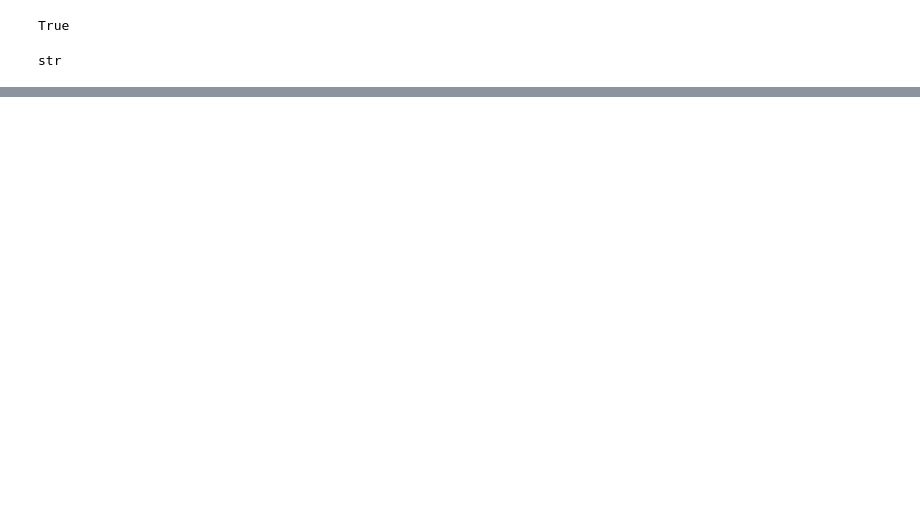
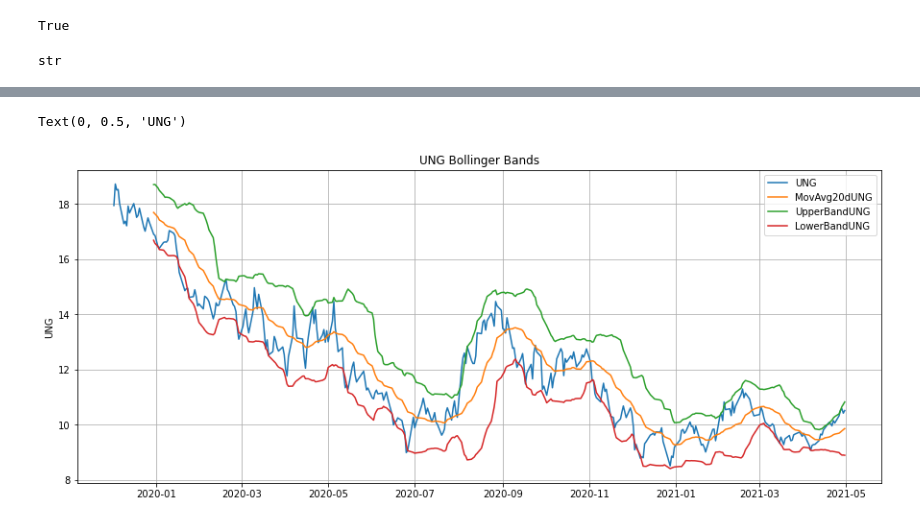
Before and after one commit to ReatoFabio/The-Bollinger-Band-, a Jupyter notebook: etfs_data.ipynb, the cells around one changed output, grey strips where cells are left out. Drawn from its saved outputs; the diff is of its cells as text; code cells hidden in the pictures; blank space fills up the shorter version.

```diff
--- a/etfs_data.ipynb
+++ b/etfs_data.ipynb
@@ -71,0 +127,16 @@ eft_closing_prices_df["VNQ"] = etfs["VNQ"]["close"]
+# %%
+# Creating Upper Band column s.t. upper band = moving avg + (SD*2)
+eft_closing_prices_df["UpperBandUNG"] = eft_closing_prices_df["MovAvg20dUNG"] + (eft_closing_prices_df["StDevUNG"] * 2)
+
+# Creating Lower Band column s.t. lower band = moving avg - (SD*2)
+eft_closing_prices_df["LowerBandUNG"] = eft_closing_prices_df["MovAvg20dUNG"] - (eft_closing_prices_df["StDevUNG"] * 2)
+
+# Plotting
+eft_closing_prices_df[["UNG","MovAvg20dUNG","UpperBandUNG","LowerBandUNG"]].plot(figsize=(15,6))
+plt.grid(True)
+plt.title("UNG Bollinger Bands")
+plt.axis("tight")
+plt.ylabel("UNG")
+# %% [output]
+Text(0, 0.5, 'UNG')
+[figure, added]
```
Also changed, not shown: parts of 13 cells of this notebook, 5 other files.
